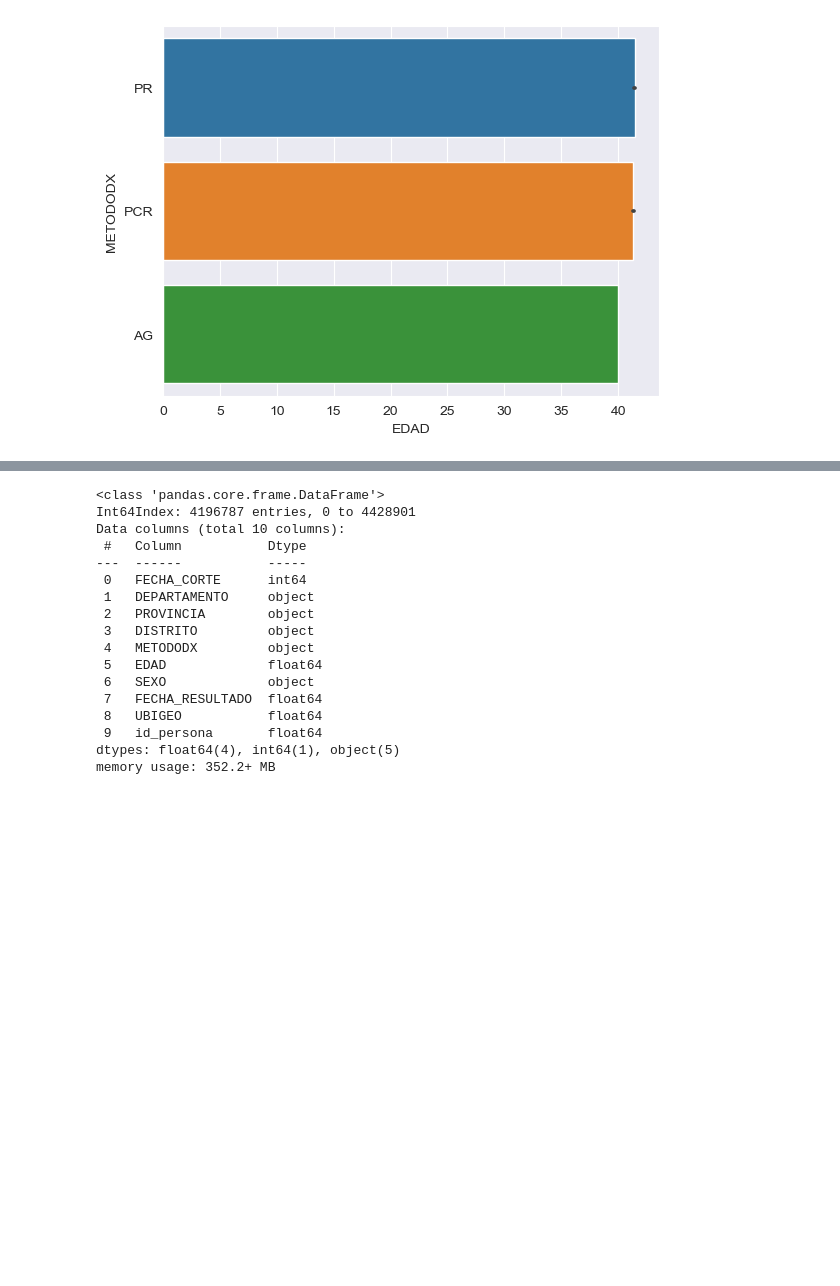
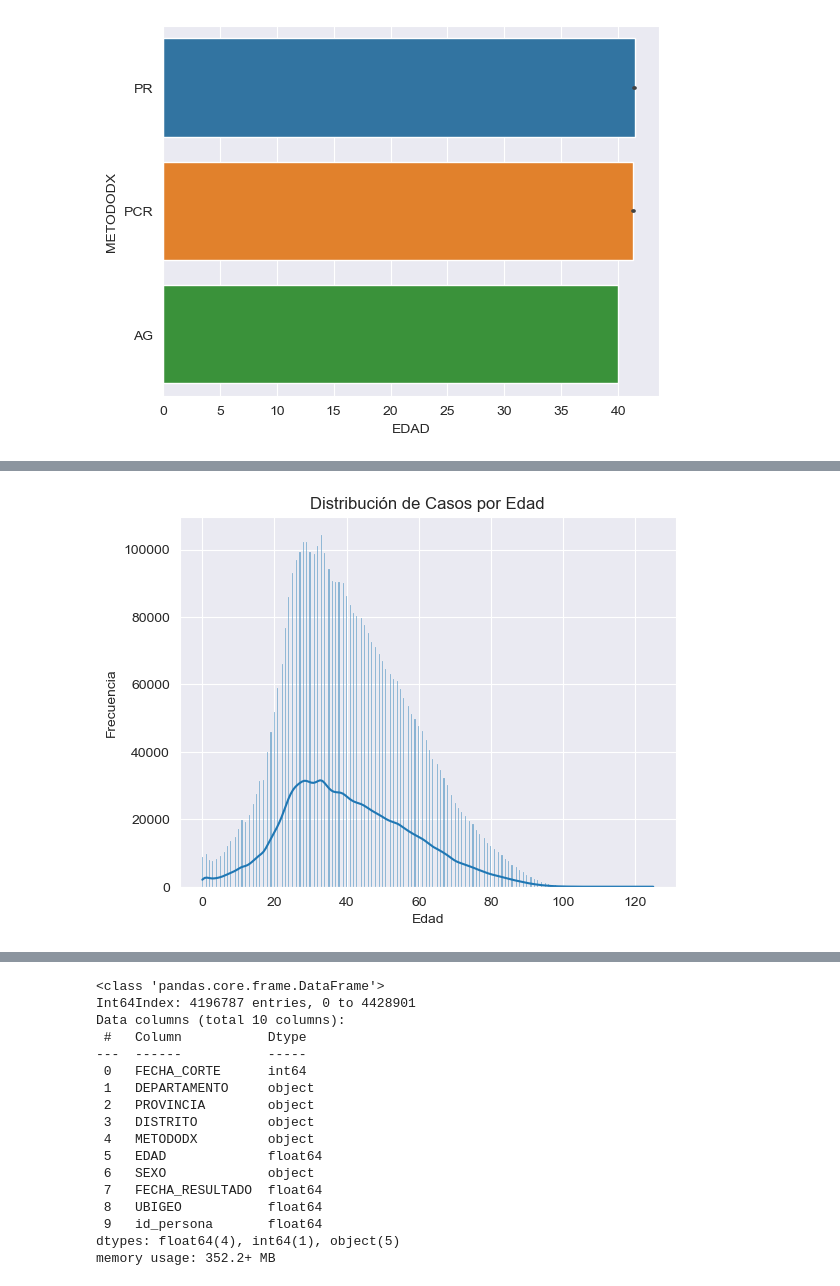
Before and after one commit to NaoData2002/Casos_covid_positivo_Peru, a Jupyter notebook: analis_exploratorio.ipynb, the cells around one changed output, grey strips where cells are left out. Cells and saved outputs as stored; diff of their text form; code cells hidden in the pictures; blank space fills up the shorter version.

```diff
--- a/analis_exploratorio.ipynb
+++ b/analis_exploratorio.ipynb
@@ -174,0 +174,8 @@ df_clean.describe()
+# %%
+sns.histplot(data=df_clean, x='EDAD', kde=True)
+plt.xlabel('Edad')
+plt.ylabel('Frecuencia')
+plt.title('Distribución de Casos por Edad')
+plt.show()
+# %% [output]
+[figure, added]
```
Also changed, not shown: parts of 5 cells of this notebook.
